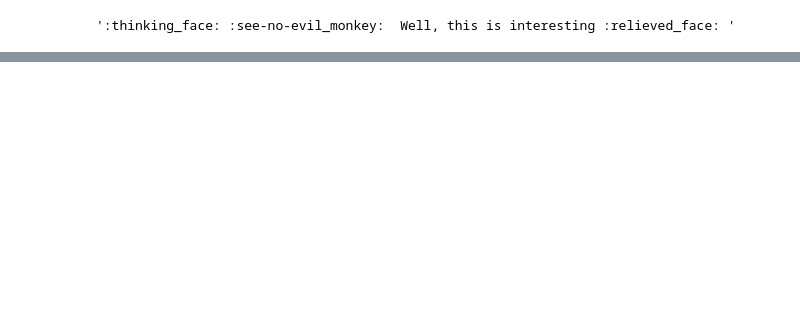
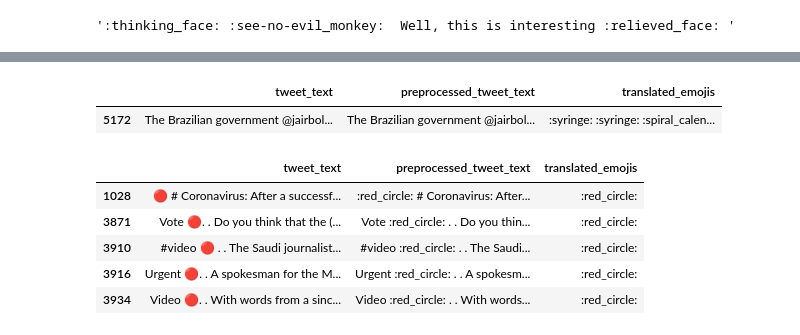
Before and after one commit to andabuinoschi/RN4NLP, a Jupyter notebook: preprocessing/Extract_emoji_symbols.ipynb, the cells around one changed output, grey strips where cells are left out. Drawn from its saved outputs; the diff is of its cells as text; code cells hidden in the pictures; blank space fills up the shorter version.

```diff
--- a/preprocessing/Extract_emoji_symbols.ipynb
+++ b/preprocessing/Extract_emoji_symbols.ipynb
@@ -48,0 +81,14 @@ test_dataset.to_csv('../dataset/test.tsv', sep='\t')
+# %%
+train_dataset[train_dataset['emojis'] == '💉💉🗓'][['tweet_text', 'preprocessed_tweet_text', 'translated_emojis']]
+# %% [output]
+|  | tweet_text | preprocessed_tweet_text | translated_emojis |
+| 5172 | The Brazilian government @jairbol... | The Brazilian government @jairbol... | :syringe: :syringe: :spiral_calen... |
+# %%
+train_dataset[train_dataset['emojis'] == '🔴'][['tweet_text', 'preprocessed_tweet_text', 'translated_emojis']].head(5)
+# %% [output]
+|  | tweet_text | preprocessed_tweet_text | translated_emojis |
+| 1028 | 🔴 # Coronavirus: After a successf... | :red_circle: # Coronavirus: After... | :red_circle: |
+| 3871 | Vote 🔴. . Do you think that the (... | Vote :red_circle: . . Do you thin... | :red_circle: |
+| 3910 | #video 🔴 . . The Saudi journalist... | #video :red_circle: . . The Saudi... | :red_circle: |
+| 3916 | Urgent 🔴. . A spokesman for the M... | Urgent :red_circle: . . A spokesm... | :red_circle: |
+| 3934 | Video 🔴. . With words from a sinc... | Video :red_circle: . . With words... | :red_circle: |
```
Also changed, not shown: parts of 18 cells of this notebook, 3 other files.
